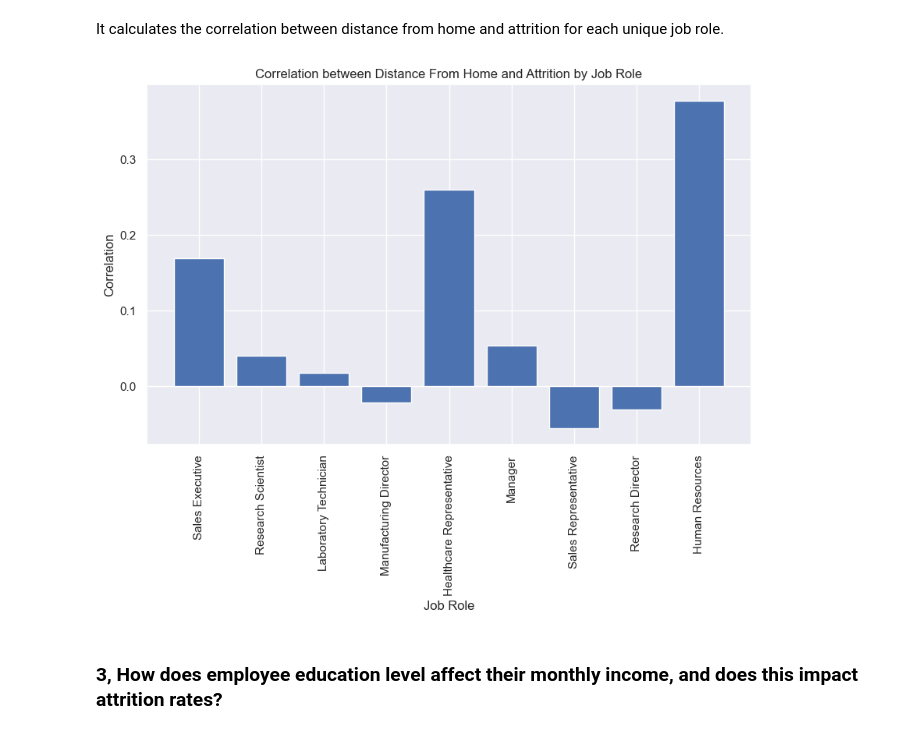
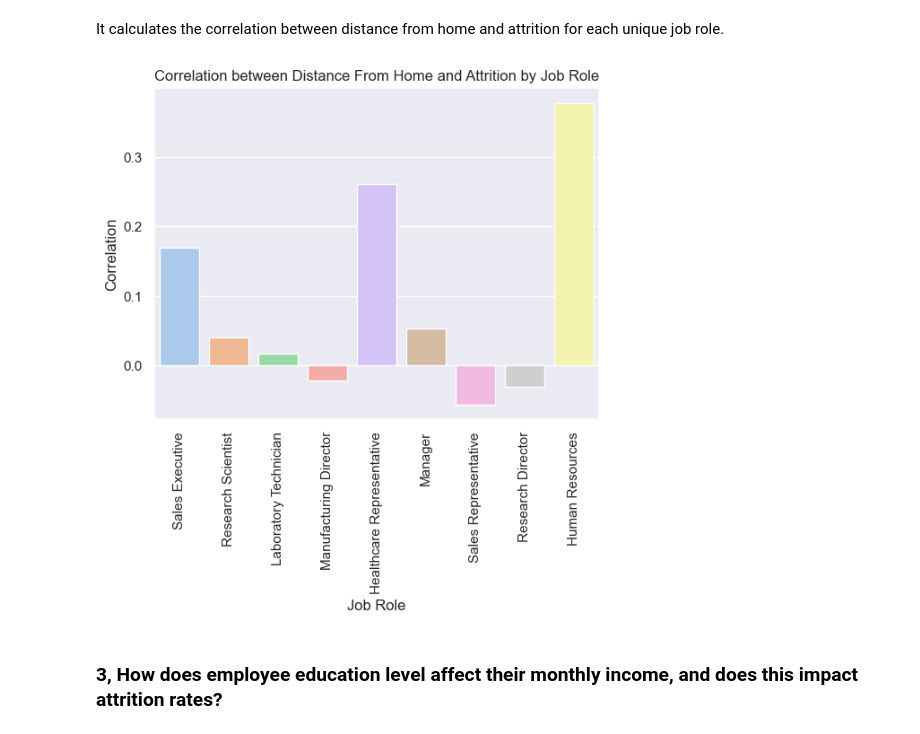
Before and after one commit to KursaDSc/IBM-HR-Analytics-Employee-Attrition, a Jupyter notebook: Updated_main.ipynb, the cells around one changed output. Drawn from its saved outputs; the diff is of its cells as text; code cells hidden in the pictures.

```diff
--- a/Updated_main.ipynb
+++ b/Updated_main.ipynb
@@ -172,8 +172,9 @@ The DataFrame contains columns with uniformed values: StandardHours
 # %% [markdown]
 Response variable is 'Attrition' of the employees which can 1 and 0 (representing 'Yes' and 'No' respectively). This is what we will predict.
 # %%
-df['Attrition'] = df['Attrition'].apply(lambda x: 0 if x == 'No' else 1)
-df["Attrition"]
+df1 = df.copy()
+df1['Attrition'] = df1['Attrition'].apply(lambda x: 0 if x == 'No' else 1)
+df1["Attrition"]
 # %% [output]
 0       1
 1       0
@@ -191,7 +192,7 @@ Name: Attrition, Length: 1470, dtype: int64
 #### Drop useless
 # %%
 # Drop useless features and rename the dataframe
-df2 = df.drop(labels = uniformed_columns, axis = 1)
+df2 = df1.drop(labels = uniformed_columns, axis = 1)
 # %% [markdown]
 #### Change Object types to categories
 # %%
@@ -359,27 +361,25 @@ It calculates the correlation between distance from home and attrition for each
 # %%
 job_roles = df2['JobRole'].unique()
 
 correlations = {}
 for role in job_roles:
 
     subset = df2[df2['JobRole'] == role]
     # subset = Sales Executive, 0.1 , 1
 
     correlation = subset['DistanceFromHome'].corr(subset['Attrition'])
 
     # correlation = Sales Executiv 0.1698105188381547
     correlations[role] = correlation
 
-
-plt.figure(figsize=(10, 6))
-plt.bar(range(len(correlations)), list(correlations.values()), align='center')
-plt.xticks(range(len(correlations)), list(correlations.keys()), rotation=90)
-plt.xlabel('Job Role')
-plt.ylabel('Correlation')
-plt.title('Correlation between Distance From Home and Attrition by Job Role')
-plt.show()
+distance_attrition = pd.DataFrame(list(correlations.items()), columns=['Jobrole', 'Correlation'])
+ax = sns.barplot(x= 'Jobrole', y= 'Correlation', data = distance_attrition, palette= palette )
+ax.set(title='Correlation between Distance From Home and Attrition by Job Role',
+       xlabel='Job Role',
+       ylabel='Correlation')
+plt.xticks(rotation=90);
 # %% [output]
-[figure, old version]
+[figure, new version]
 # %% [markdown]
 ### 3, How does employee education level affect their monthly income, and does this impact attrition rates?
 # %% [markdown]
```
Also changed, not shown: parts of 29 cells of this notebook.
